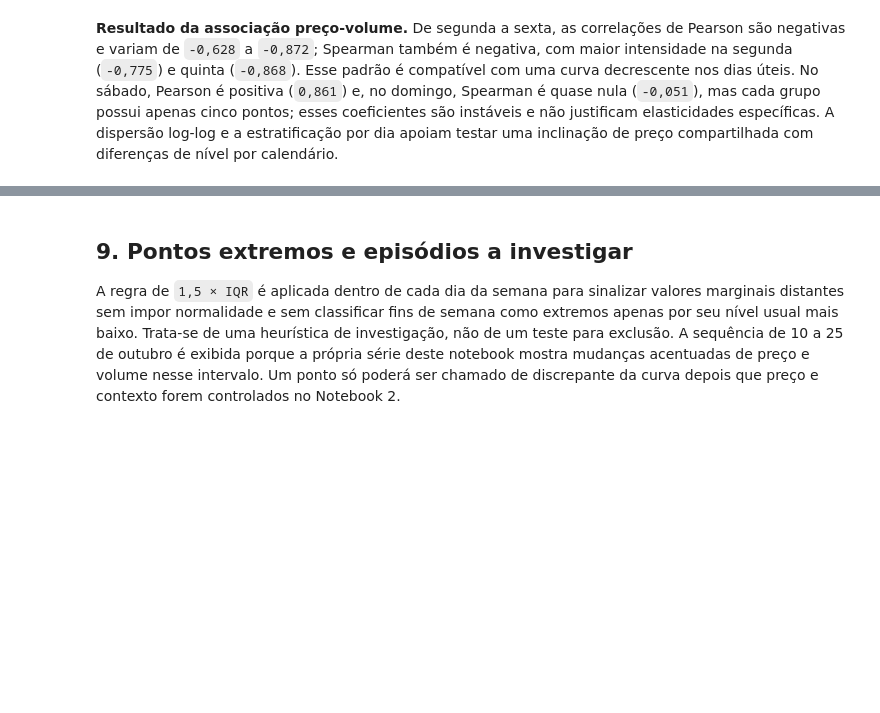
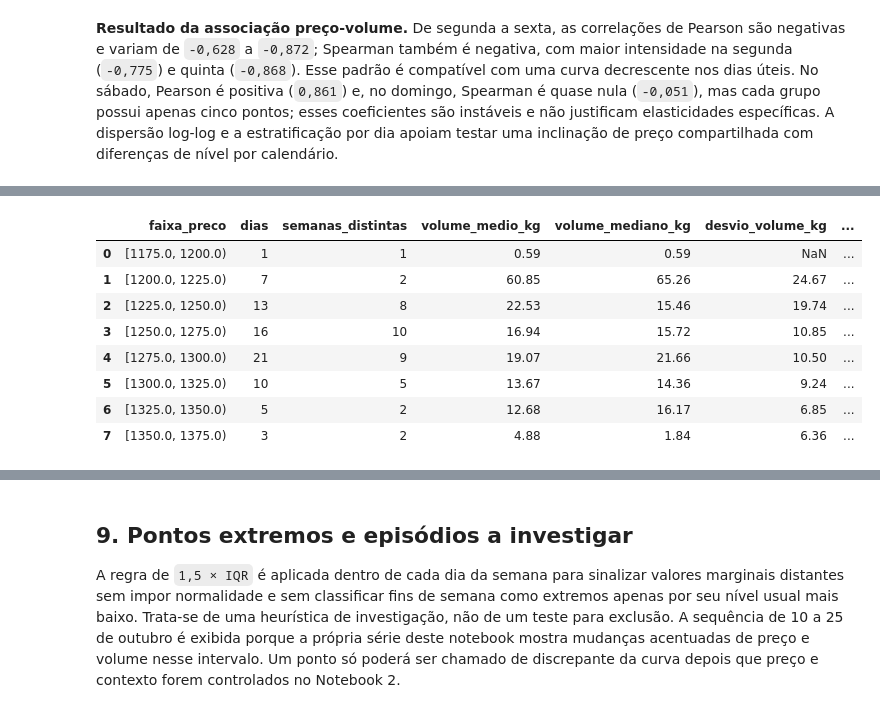
Before and after one commit to natfaria/202602-resolucao_problemas, a Jupyter notebook: notebooks/1.0-minerva-eda-preparacao.ipynb, the cells around one changed output, grey strips where cells are left out. Saved outputs shown, nothing was run; the diff lists cells and outputs as text; code cells hidden in the pictures; blank space fills up the shorter version.

```diff
--- a/notebooks/1.0-minerva-eda-preparacao.ipynb
+++ b/notebooks/1.0-minerva-eda-preparacao.ipynb
@@ -426,0 +435,56 @@ display(correlacoes_dia.round(3))
+# %%
+LARGURA_FAIXA_PRECO = 25.0
+MIN_DIAS_FAIXA = 3
+bins_preco = treino[['data', 'preco_kg', 'volume_kg', 'dia_semana', 'mes_nome', 'inicio_semana']].copy()
+limite_inicial = LARGURA_FAIXA_PRECO * np.floor(bins_preco['preco_kg'].min() / LARGURA_FAIXA_PRECO)
+limite_final = LARGURA_FAIXA_PRECO * np.ceil(bins_preco['preco_kg'].max() / LARGURA_FAIXA_PRECO)
+limites_faixas = np.arange(limite_inicial, limite_final + LARGURA_FAIXA_PRECO, LARGURA_FAIXA_PRECO)
+bins_preco['faixa_preco'] = pd.cut(bins_preco['preco_kg'], bins=limites_faixas, right=False)
+intervalos_preco = bins_preco['faixa_preco'].cat.categories
+rotulos_faixas = [f'{int(intervalo.left)}–{int(intervalo.right)}' for intervalo in intervalos_preco]
+centros_faixas = np.array([intervalo.mid for intervalo in intervalos_preco])
+
+def resumir_faixas(dados, grupos):
+    resumo = (
+        dados.groupby(grupos, observed=False)
+        .agg(
+            dias=('volume_kg', 'size'),
+            semanas_distintas=('inicio_semana', 'nunique'),
+            volume_medio_kg=('volume_kg', 'mean'),
+            volume_mediano_kg=('volume_kg', 'median'),
+            desvio_volume_kg=('volume_kg', 'std'),
+            q25_volume_kg=('volume_kg', lambda serie: serie.quantile(0.25)),
+            q75_volume_kg=('volume_kg', lambda serie: serie.quantile(0.75)),
+        )
+        .reset_index()
+    )
+    resumo['iqr_volume_kg'] = resumo['q75_volume_kg'] - resumo['q25_volume_kg']
+    resumo['poucos_dias'] = resumo['dias'].between(1, MIN_DIAS_FAIXA - 1)
+    return resumo
+
+resumo_faixas = resumir_faixas(bins_preco, ['faixa_preco'])
+resumo_faixas_dia = resumir_faixas(bins_preco, ['dia_semana', 'faixa_preco'])
+composicao_mensal_faixas = (
+    pd.crosstab(bins_preco['mes_nome'], bins_preco['faixa_preco'], dropna=False)
+    .reindex(index=['Agosto', 'Setembro', 'Outubro'], columns=intervalos_preco, fill_value=0)
+)
+resumo_faixas.to_csv(TABLES_DIR / '01_preco_volume_faixas.csv', index=False)
+resumo_faixas_dia.to_csv(TABLES_DIR / '01_preco_volume_faixas_dia.csv', index=False)
+composicao_mensal_faixas.to_csv(TABLES_DIR / '01_preco_volume_faixas_mes.csv')
+
+assert resumo_faixas['dias'].sum() == len(treino)
+assert resumo_faixas_dia['dias'].sum() == len(treino)
+assert bins_preco['data'].max() <= pd.Timestamp('2025-10-31')
+assert bins_preco['faixa_preco'].notna().all()
+display(resumo_faixas.round(2))
+display(composicao_mensal_faixas.rename_axis(index='Mês', columns='Faixa de preço (R$/kg)'))
+# %% [output]
+|  | faixa_preco | dias | semanas_distintas | volume_medio_kg | volume_mediano_kg | desvio_volume_kg | ... |
+| 0 | [1175.0, 1200.0) | 1 | 1 | 0.59 | 0.59 | NaN | ... |
+| 1 | [1200.0, 1225.0) | 7 | 2 | 60.85 | 65.26 | 24.67 | ... |
+| 2 | [1225.0, 1250.0) | 13 | 8 | 22.53 | 15.46 | 19.74 | ... |
+| 3 | [1250.0, 1275.0) | 16 | 10 | 16.94 | 15.72 | 10.85 | ... |
+| 4 | [1275.0, 1300.0) | 21 | 9 | 19.07 | 21.66 | 10.50 | ... |
+| 5 | [1300.0, 1325.0) | 10 | 5 | 13.67 | 14.36 | 9.24 | ... |
+| 6 | [1325.0, 1350.0) | 5 | 2 | 12.68 | 16.17 | 6.85 | ... |
+| 7 | [1350.0, 1375.0) | 3 | 2 | 4.88 | 1.84 | 6.36 | ... |
```
Also changed, not shown: parts of 5 cells of this notebook.
